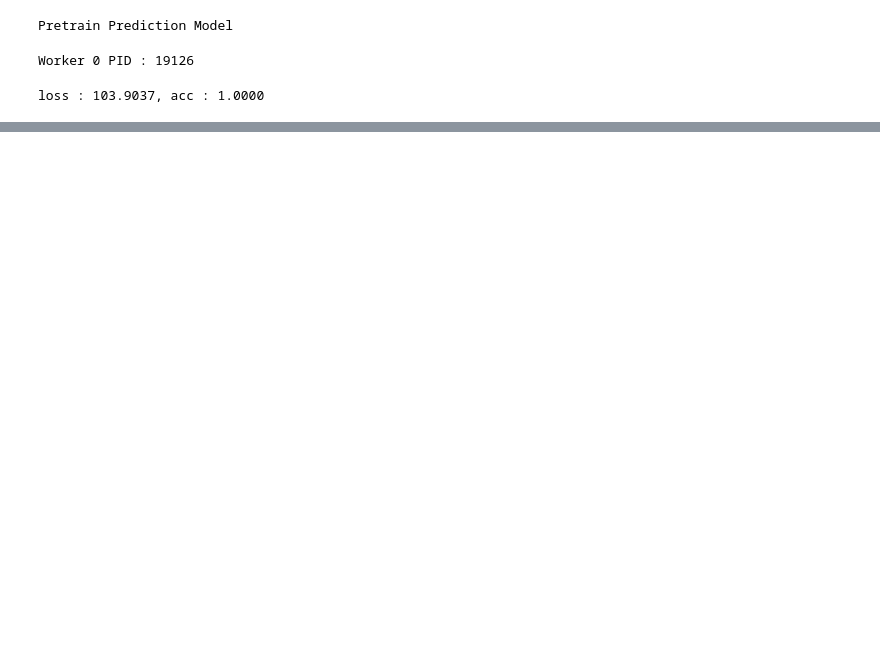
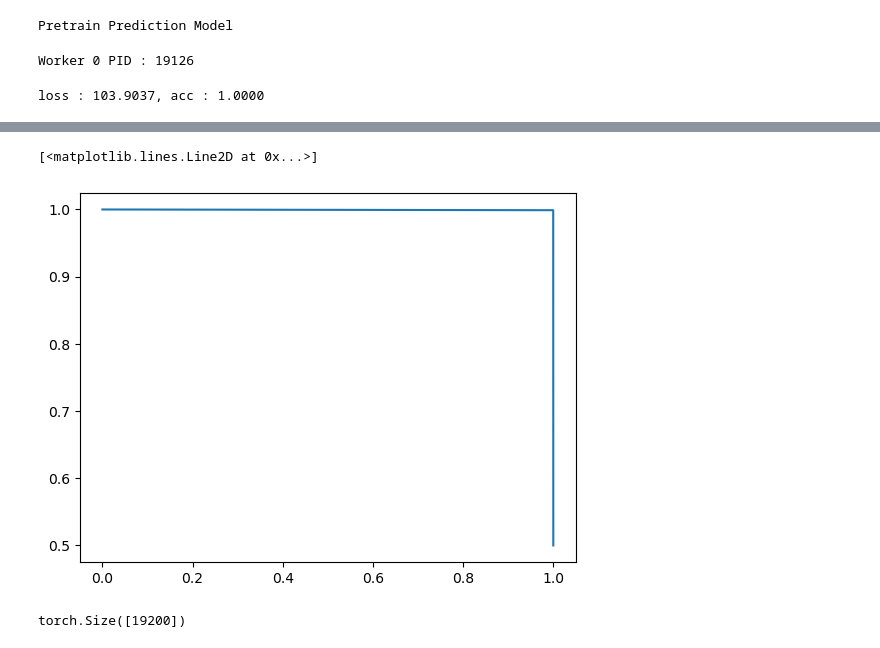
Before and after one commit to Louis-desc/CSE, a Jupyter notebook: Test.ipynb, the cells around one changed output, grey strips where cells are left out. Drawn from its saved outputs; the diff is of its cells as text; code cells hidden in the pictures; blank space fills up the shorter version.

```diff
--- a/Test.ipynb
+++ b/Test.ipynb
@@ -990,0 +1253,10 @@ KeyboardInterrupt:
+# %%
+import matplotlib.pyplot as plt
+plt.plot(recalls, precs)
+# %% [output]
+[<matplotlib.lines.Line2D at 0x...>]
+[figure, added]
+# %%
+e_score.shape
+# %% [output]
+torch.Size([19200])
```
Also changed, not shown: parts of 93 cells of this notebook, 3 other files.
